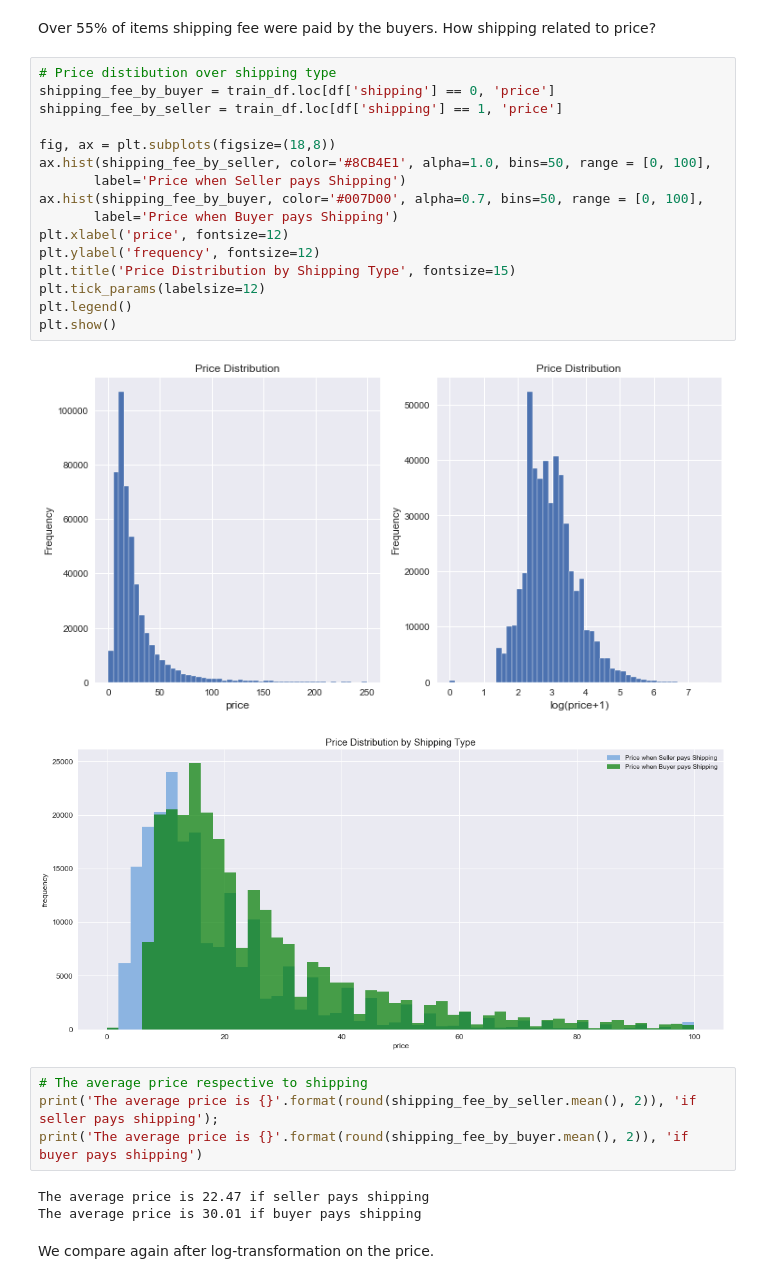
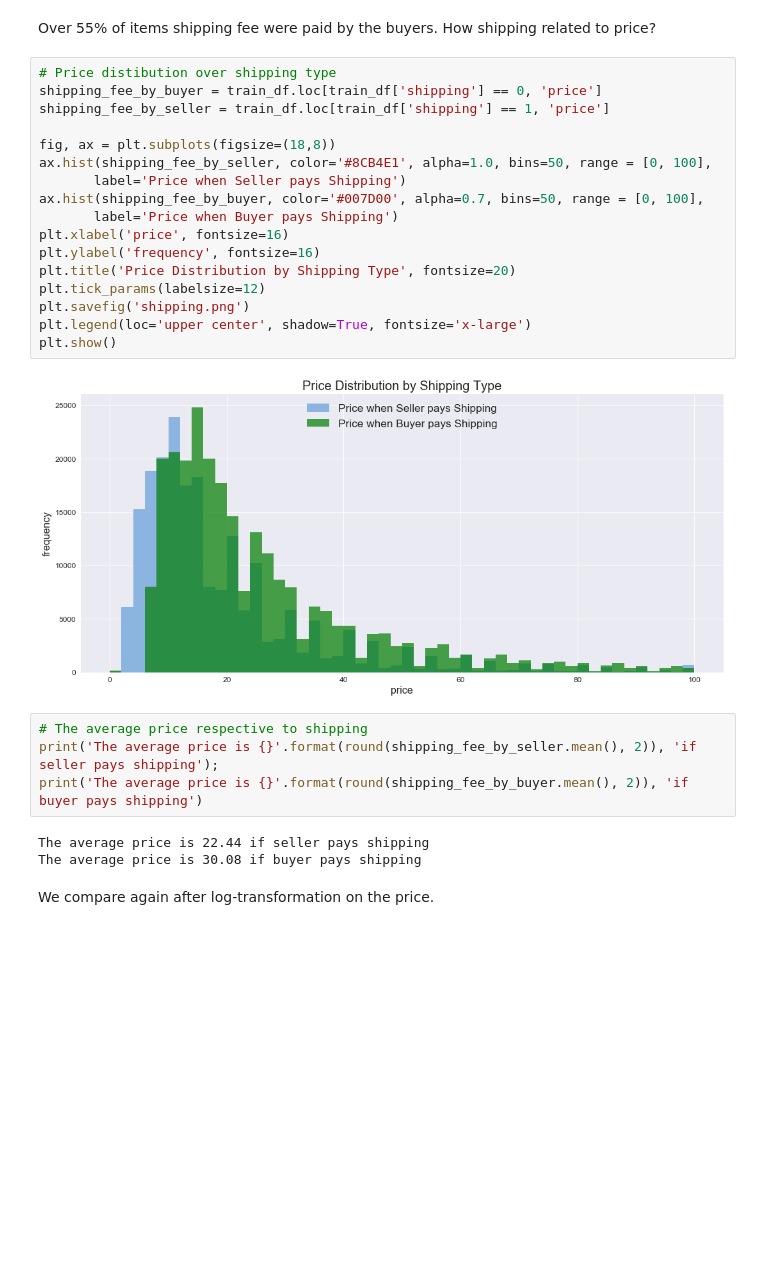
Before and after one commit to karthiktsaliki/Price_Suggestion_E-Commerce, a Jupyter notebook: Price Suggestion E-Commerce.ipynb, the cells around one changed output. Drawn from its saved outputs; the diff is of its cells as text; blank space fills up the shorter version.

```diff
--- a/Price Suggestion E-Commerce.ipynb
+++ b/Price Suggestion E-Commerce.ipynb
@@ -149,30 +150,30 @@ Name: shipping, dtype: float64
 Over 55% of items shipping fee were paid by the buyers. How shipping related to price?
 # %%
 # Price distibution over shipping type
-shipping_fee_by_buyer = train_df.loc[df['shipping'] == 0, 'price']
-shipping_fee_by_seller = train_df.loc[df['shipping'] == 1, 'price']
+shipping_fee_by_buyer = train_df.loc[train_df['shipping'] == 0, 'price']
+shipping_fee_by_seller = train_df.loc[train_df['shipping'] == 1, 'price']
 
 fig, ax = plt.subplots(figsize=(18,8))
 ax.hist(shipping_fee_by_seller, color='#8CB4E1', alpha=1.0, bins=50, range = [0, 100],
        label='Price when Seller pays Shipping')
 ax.hist(shipping_fee_by_buyer, color='#007D00', alpha=0.7, bins=50, range = [0, 100],
        label='Price when Buyer pays Shipping')
-plt.xlabel('price', fontsize=12)
-plt.ylabel('frequency', fontsize=12)
-plt.title('Price Distribution by Shipping Type', fontsize=15)
+plt.xlabel('price', fontsize=16)
+plt.ylabel('frequency', fontsize=16)
+plt.title('Price Distribution by Shipping Type', fontsize=20)
 plt.tick_params(labelsize=12)
-plt.legend()
+plt.savefig('shipping.png')
+plt.legend(loc='upper center', shadow=True, fontsize='x-large')
 plt.show()
 # %% [output]
-[figure, old version]
+[figure, new version]
-[figure, removed]
 # %%
 # The average price respective to shipping
 print('The average price is {}'.format(round(shipping_fee_by_seller.mean(), 2)), 'if seller pays shipping');
 print('The average price is {}'.format(round(shipping_fee_by_buyer.mean(), 2)), 'if buyer pays shipping')
 # %% [output]
-The average price is 22.47 if seller pays shipping
-The average price is 30.01 if buyer pays shipping
+The average price is 22.44 if seller pays shipping
+The average price is 30.08 if buyer pays shipping
 # %% [markdown]
 We compare again after log-transformation on the price.
 # %%
```
Also changed, not shown: parts of 31 cells of this notebook, 1 other file.
